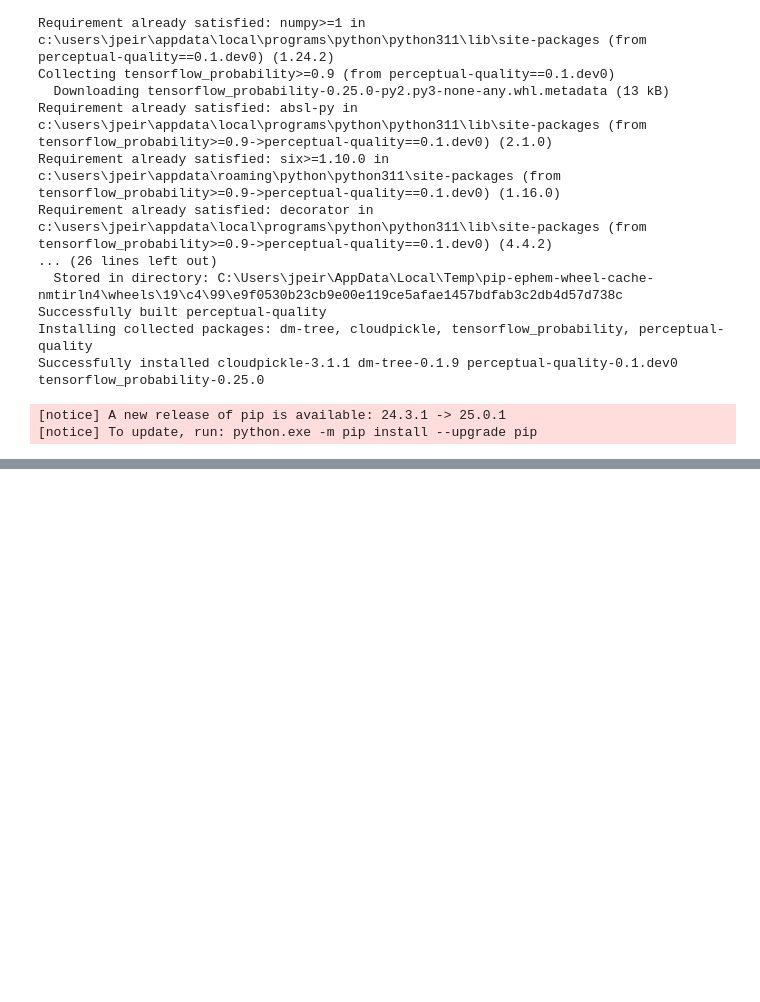
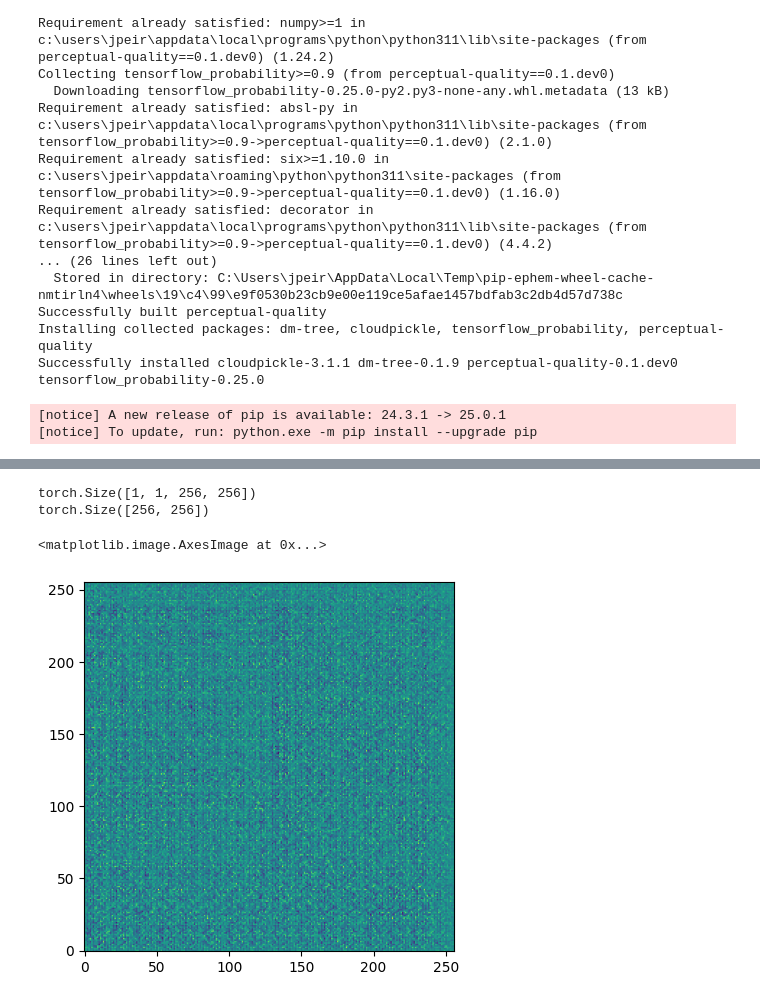
Before and after one commit to JosepPeiro/Perceptual-Metrics-VAE, a Jupyter notebook: NLPD Trying.ipynb, the cells around one changed output, grey strips where cells are left out. Drawn from its saved outputs; the diff is of its cells as text; code cells hidden in the pictures; blank space fills up the shorter version.

```diff
--- a/NLPD Trying.ipynb
+++ b/NLPD Trying.ipynb
@@ -191,0 +200,10 @@ Pérdida: 0.590599
+# %%
+print(torch.stack([XX[3]]).unsqueeze(1).shape)
+aaa = ae.decode(ae.encode(torch.stack([XX[3]]).unsqueeze(1)))
+print(aaa[0][0].shape)
+plt.imshow(aaa[0][0].detach().numpy(),origin='lower')
+# %% [output]
+torch.Size([1, 1, 256, 256])
+torch.Size([256, 256])
+<matplotlib.image.AxesImage at 0x...>
+[figure, added]
```
Also changed, not shown: parts of 7 cells of this notebook, 6 other files.
